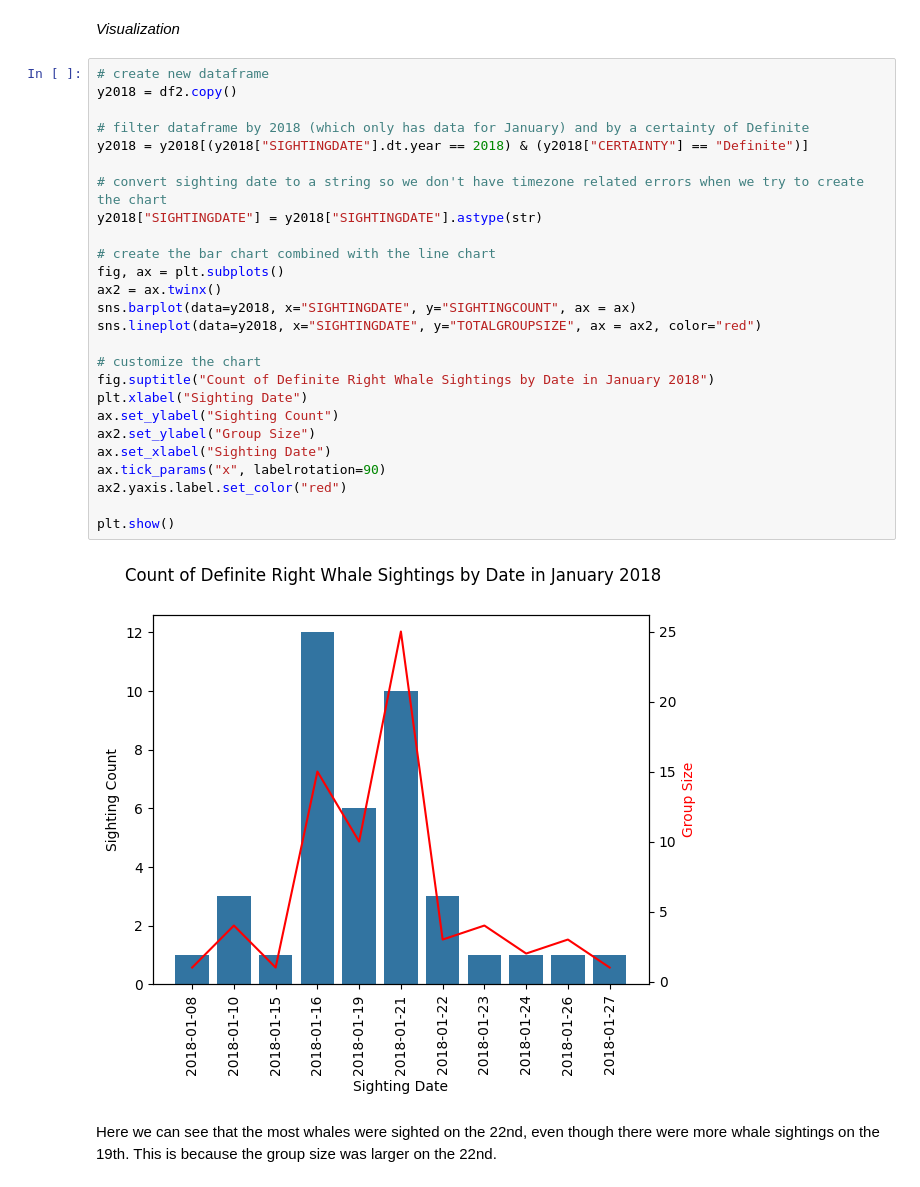
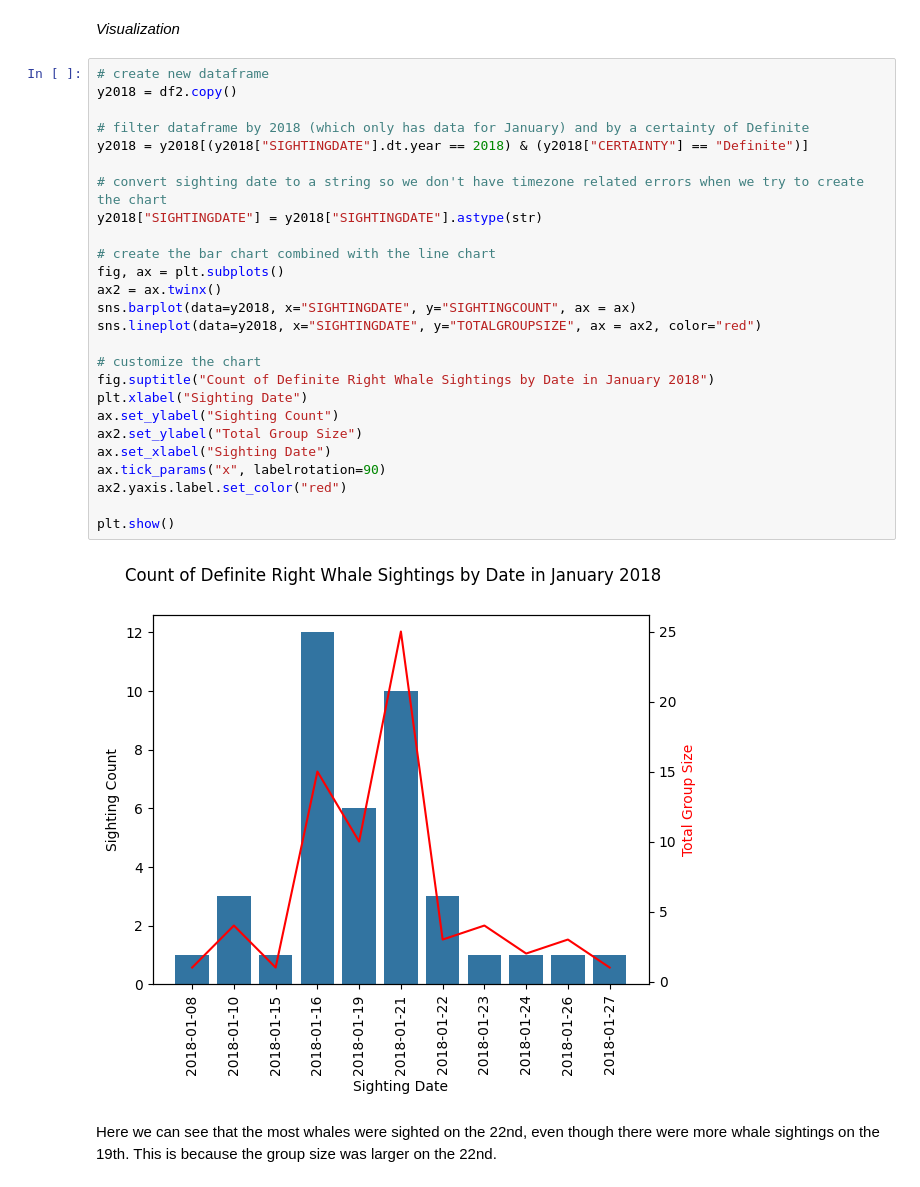
Before and after one commit to rorrell/rightwhaledata, a Jupyter notebook: whale_data.ipynb, the cells around one changed output. Drawn from its saved outputs; the diff is of its cells as text.

```diff
--- a/whale_data.ipynb
+++ b/whale_data.ipynb
@@ -76,30 +76,30 @@ memory usage: 253.9+ KB
 # %%
 # create new dataframe
 y2018 = df2.copy()
 
 # filter dataframe by 2018 (which only has data for January) and by a certainty of Definite
 y2018 = y2018[(y2018["SIGHTINGDATE"].dt.year == 2018) & (y2018["CERTAINTY"] == "Definite")]
 
 # convert sighting date to a string so we don't have timezone related errors when we try to create the chart
 y2018["SIGHTINGDATE"] = y2018["SIGHTINGDATE"].astype(str)
 
 # create the bar chart combined with the line chart
 fig, ax = plt.subplots()
 ax2 = ax.twinx()
 sns.barplot(data=y2018, x="SIGHTINGDATE", y="SIGHTINGCOUNT", ax = ax)
 sns.lineplot(data=y2018, x="SIGHTINGDATE", y="TOTALGROUPSIZE", ax = ax2, color="red")
 
 # customize the chart
 fig.suptitle("Count of Definite Right Whale Sightings by Date in January 2018")
 plt.xlabel("Sighting Date")
 ax.set_ylabel("Sighting Count")
-ax2.set_ylabel("Group Size")
+ax2.set_ylabel("Total Group Size")
 ax.set_xlabel("Sighting Date")
 ax.tick_params("x", labelrotation=90)
 ax2.yaxis.label.set_color("red")
 
 plt.show()
 # %% [output]
-[figure, old version]
+[figure, new version]
 # %% [markdown]
 Here we can see that the most whales were sighted on the 22nd, even though there were more whale sightings on the 19th.  This is because the group size was larger on the 22nd.
```
